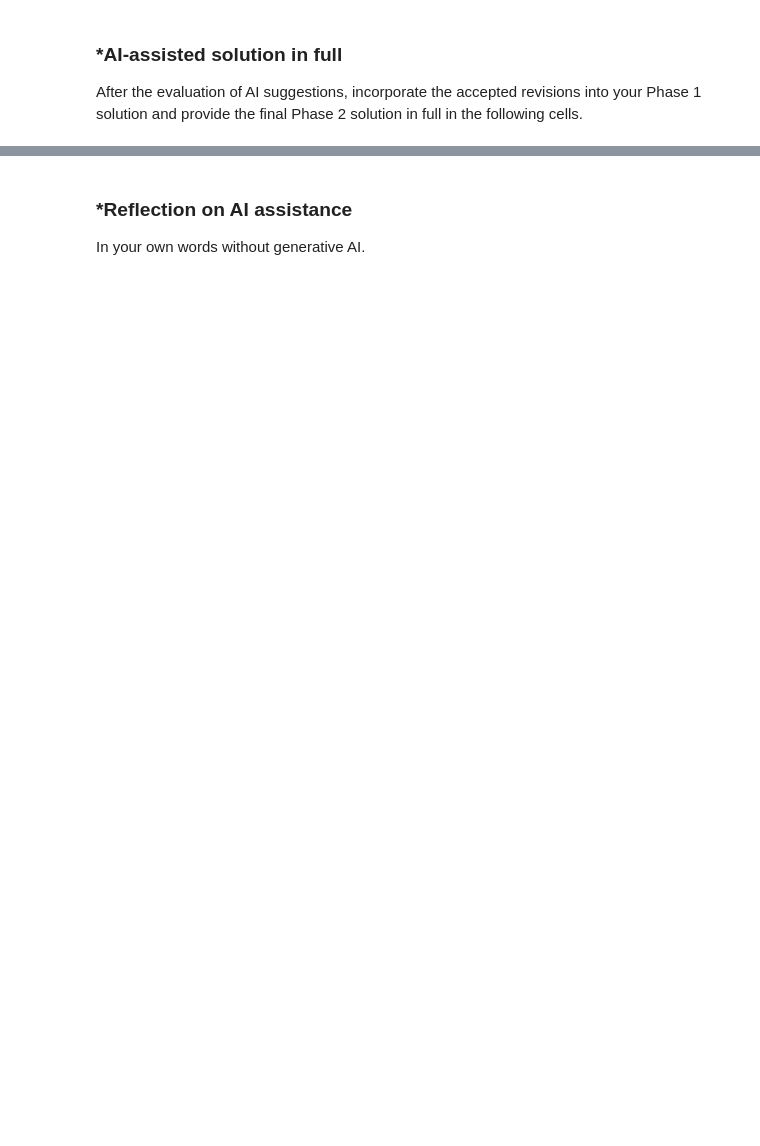
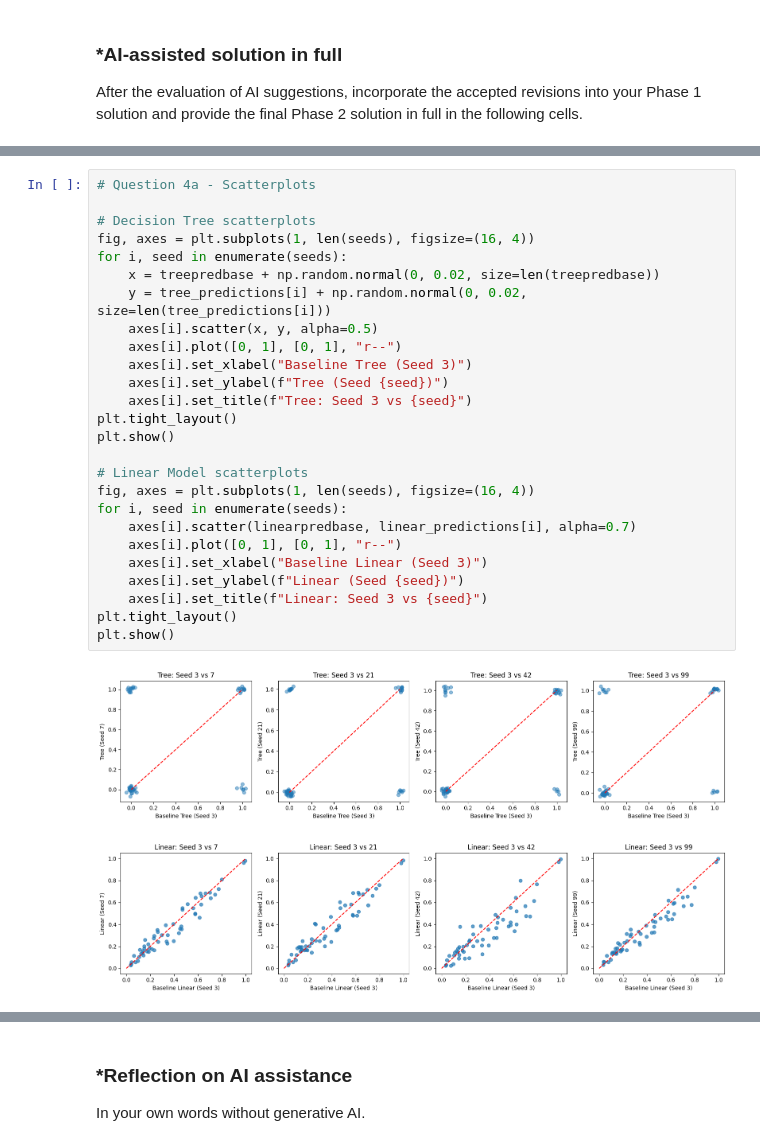
Before and after one commit to MKSakthi/L03-tree-stability, a Jupyter notebook: Team2__notebook.ipynb, the cells around one changed output, grey strips where cells are left out. Cells and saved outputs as stored; diff of their text form; blank space fills up the shorter version.

```diff
--- a/Team2__notebook.ipynb
+++ b/Team2__notebook.ipynb
@@ -335,0 +482,29 @@ After the evaluation of AI suggestions, incorporate the accepted revisions into
+# %%
+# Question 4a - Scatterplots
+
+# Decision Tree scatterplots
+fig, axes = plt.subplots(1, len(seeds), figsize=(16, 4))
+for i, seed in enumerate(seeds):
+    x = treepredbase + np.random.normal(0, 0.02, size=len(treepredbase))
+    y = tree_predictions[i] + np.random.normal(0, 0.02, size=len(tree_predictions[i]))
+    axes[i].scatter(x, y, alpha=0.5)
+    axes[i].plot([0, 1], [0, 1], "r--")
+    axes[i].set_xlabel("Baseline Tree (Seed 3)")
+    axes[i].set_ylabel(f"Tree (Seed {seed})")
+    axes[i].set_title(f"Tree: Seed 3 vs {seed}")
+plt.tight_layout()
+plt.show()
+
+# Linear Model scatterplots
+fig, axes = plt.subplots(1, len(seeds), figsize=(16, 4))
+for i, seed in enumerate(seeds):
+    axes[i].scatter(linearpredbase, linear_predictions[i], alpha=0.7)
+    axes[i].plot([0, 1], [0, 1], "r--")
+    axes[i].set_xlabel("Baseline Linear (Seed 3)")
+    axes[i].set_ylabel(f"Linear (Seed {seed})")
+    axes[i].set_title(f"Linear: Seed 3 vs {seed}")
+plt.tight_layout()
+plt.show()
+# %% [output]
+[figure, added]
+[figure, added]
```
Also changed, not shown: parts of 22 cells of this notebook.
